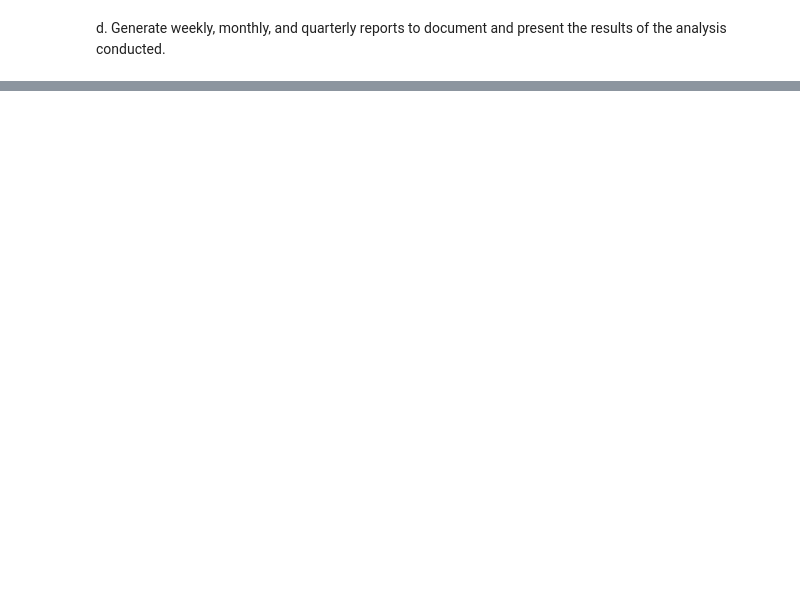
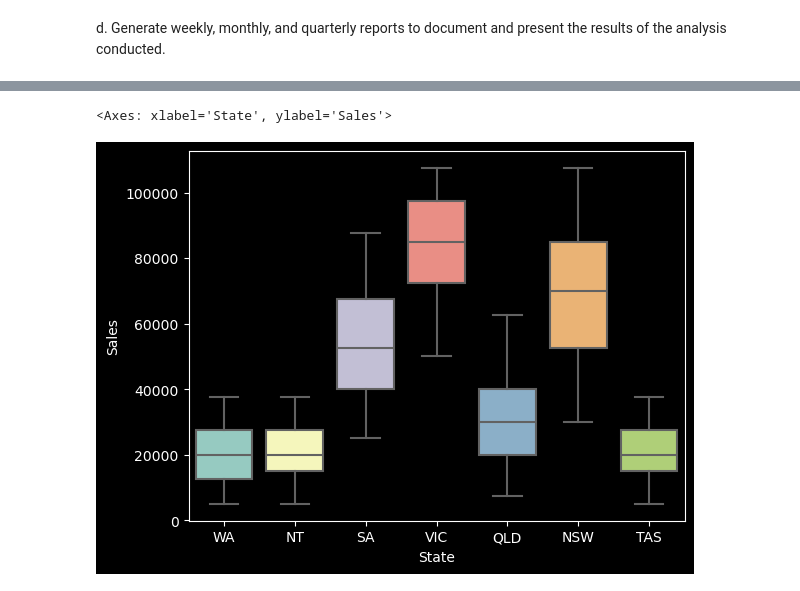
Before and after one commit to karmenatwork/3_CB_Sales-Analysis, a Jupyter notebook: main.ipynb, the cells around one changed output, grey strips where cells are left out. Drawn from its saved outputs; the diff is of its cells as text; code cells hidden in the pictures; blank space fills up the shorter version.

Commit message:
WIP Data visualization

```diff
--- a/main.ipynb
+++ b/main.ipynb
@@ -13,6 +14,10 @@ print("All packages imported successfully!")
 ## Import and inspect data
 # %%
 # Dataframe from csv file
-df = pd.read_csv("AusApparalSales4thQrt2020.csv")
+df = pd.read_csv("AusApparalSales4thQrt2020.csv", parse_dates=['Date'], index_col=['Date'])
+
+# pd.options.display.float_format = '{:,.2f}'.format
+# df.style.format("{.2f")
+
 print(f"df.head()\n {df.head()} \n")
 print(f"df.tail() \n {df.tail()}")
@@ -291,0 +531,11 @@ df = df.dropna()
+# %%
+# Data binning: Standardization
+from scipy.stats import zscore
+
+df['zcore-sales'] = zscore(df['Sales'])
+
+threshold = 2
+df['outliers'] = np.where((df['zcore-sales'] - threshold > 0), True, np.where(df['zcore-sales'] + threshold < 0, True, False))
+
+df.head()
+# df.tail()
@@ -291,0 +549,7 @@ df = df.dropna()
+# %%
+# Even though it doesn't make sense to find outliers with total sales, just to practice.
+df.drop((df[df['outliers']==True]).index, inplace=True)
+# %%
+if 'zcore-sales'in list(df.columns) or 'outliers'in list(df.columns):
+    df = df.drop(columns=['zcore-sales', 'outliers'])
+df.head(n=1)
@@ -385,0 +1010,5 @@ YearQuarter
+# %%
+sns.boxplot(x='State', y='Sales', data=df)
+# %% [output]
+<Axes: xlabel='State', ylabel='Sales'>
+[figure, added]
```
Also changed, not shown: parts of 75 cells of this notebook, 1 other file.
